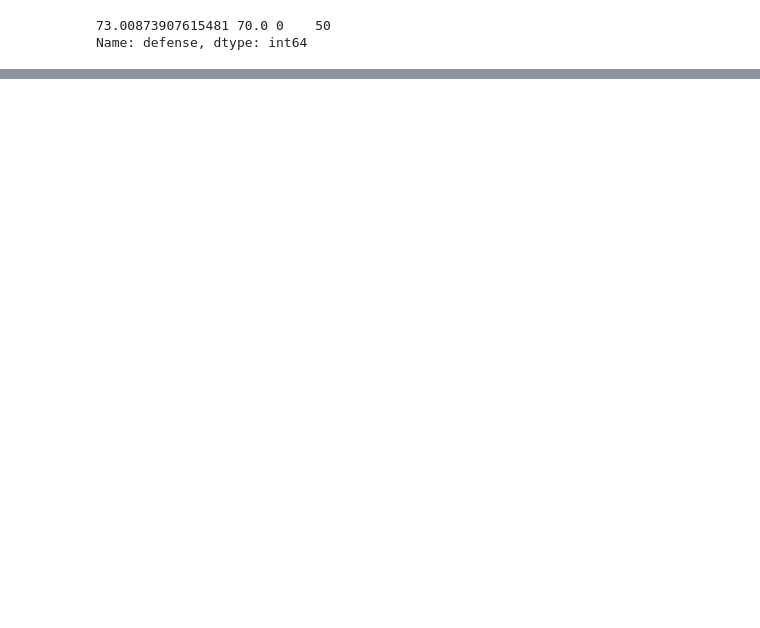
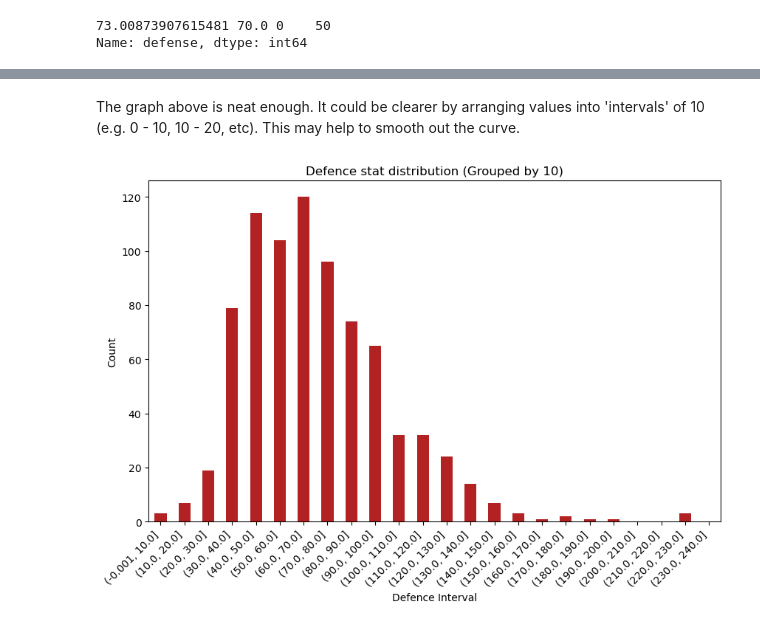
Before and after one commit to Albadylic/pokemon-data, a Jupyter notebook: pokemon_data_analysis.ipynb, the cells around one changed output, grey strips where cells are left out. Drawn from its saved outputs; the diff is of its cells as text; code cells hidden in the pictures; blank space fills up the shorter version.

```diff
--- a/pokemon_data_analysis.ipynb
+++ b/pokemon_data_analysis.ipynb
@@ -219,0 +235,18 @@ Name: defense, dtype: int64
+# %% [markdown]
+The graph above is neat enough. It could be clearer by arranging values into 'intervals' of 10 (e.g. 0 - 10, 10 - 20, etc). This may help to smooth out the curve.
+# %%
+defence_intervals = np.arange(0, pokemon_df['defense'].max() + 11, 10)
+defence_counts = pokemon_df['defense'].value_counts(bins=defence_intervals).sort_index()
+
+def barchart(data, x, y, title):
+    plt.figure(figsize=(10, 6))
+    data.plot(kind='bar', color='firebrick')
+    plt.title(title)
+    plt.xlabel(x)
+    plt.ylabel(y)
+    plt.xticks(rotation=45, ha='right')
+    plt.show()
+
+barchart(defence_counts, 'Defence Interval', 'Count', 'Defence stat distribution (Grouped by 10)')
+# %% [output]
+[figure, added]
```
Also changed, not shown: parts of 3 cells of this notebook.
